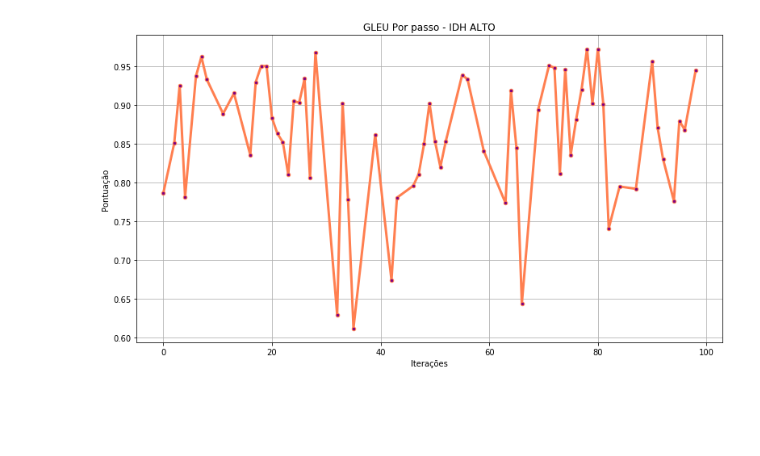
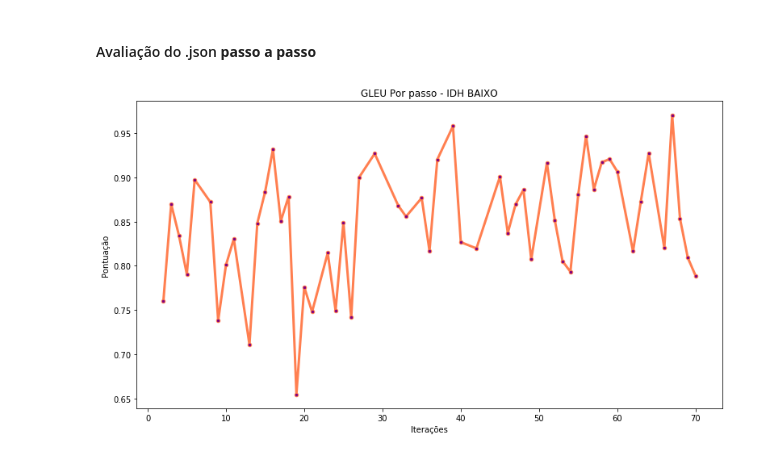
Before and after one commit to gecid-aia/babel, a Jupyter notebook: exploring_results.ipynb, the cells around one changed output. Cells and saved outputs as stored; diff of their text form; code cells hidden in the pictures; blank space fills up the shorter version.

```diff
--- a/exploring_results.ipynb
+++ b/exploring_results.ipynb
@@ -82,0 +101,15 @@ plotData(gleu_hist, 'GLEU Acumulado - IDH ALTO', log = True, size = 55, regressi
+# %%
+sz = len(base)
+gleu_hist = []
+x = []
+
+for i in range(sz-1):
+    reference = base[i]['Text_en']
+    hypothesis = base[i+1]['Text_en']
+    gleu_score = gleu.sentence_gleu([reference], hypothesis)
+    if gleu_score == 1.0:
+        continue
+    gleu_hist.append(gleu.sentence_gleu([reference], hypothesis))
+    x.append(i)
+
+gleu_hist_pp_high = np.asarray(gleu_hist)
@@ -82,0 +122,4 @@ plotData(gleu_hist, 'GLEU Acumulado - IDH ALTO', log = True, size = 55, regressi
+# %%
+file = open('results/idh_low_2019_09_02_monit.json', 'r')
+base = json.load(file)
+file.close()
@@ -82,0 +128,11 @@ plotData(gleu_hist, 'GLEU Acumulado - IDH ALTO', log = True, size = 55, regressi
+# %%
+sz = len(base)
+gleu_hist = []
+
+reference = base[0]['Text_en']
+
+for i in range(0, sz):
+    hypothesis = base[i]['Text_en']
+    gleu_hist.append(gleu.sentence_gleu([reference], hypothesis))
+
+gleu_hist = np.asarray(gleu_hist)
@@ -83,11 +147,9 @@ plotData(gleu_hist, 'GLEU Acumulado - IDH ALTO', log = True, size = 55, regressi
+# %% [markdown]
+#### Avaliação do .json **passo a passo**
 # %%
 sz = len(base)
 gleu_hist = []
-bleu_hist = []
-wer_hist = []
-
 x = []
-
 
 for i in range(sz-1):
     reference = base[i]['Text_en']
@@ -96,14 +158,10 @@ for i in range(sz-1):
     if gleu_score == 1.0:
         continue
     gleu_hist.append(gleu.sentence_gleu([reference], hypothesis))
-    bleu_hist.append(bleu.sentence_bleu([reference], hypothesis))
-    wer_hist.append(wer_score(hypothesis.split(), reference.split(), print_matrix = False))
     x.append(i)
 
 gleu_hist = np.asarray(gleu_hist)
-bleu_hist = np.asarray(bleu_hist)
-wer_hist = np.asarray(wer_hist)
 # %%
-plotData(gleu_hist, 'GLEU Por passo - IDH ALTO', log = False, x = x)
+plotData(gleu_hist, 'GLEU Por passo - IDH BAIXO', log = False, x = x)
 # %% [output]
-[figure, old version]
+[figure, new version]
```
Also changed, not shown: parts of 18 cells of this notebook, 2 other files.
